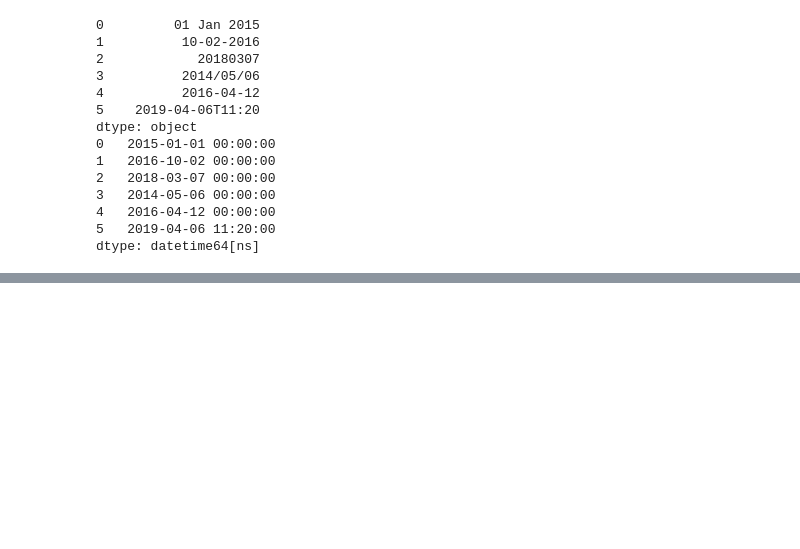
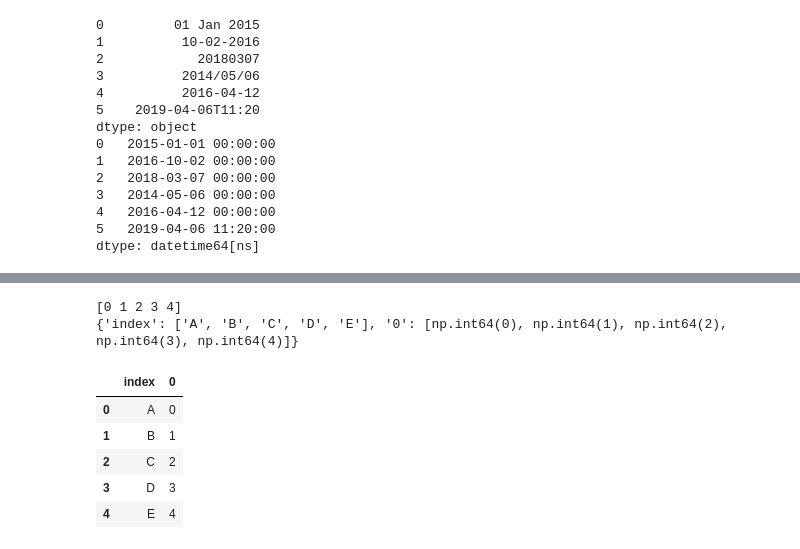
Before and after one commit to mtanvirkhan/Python_for_DS_and_ML_Bootcamp, a Jupyter notebook: exercise_pandas_dataseries/Pandas_DataSeries.ipynb, the cells around one changed output, grey strips where cells are left out. Cells and saved outputs as stored; diff of their text form; code cells hidden in the pictures; blank space fills up the shorter version.

```diff
--- a/exercise_pandas_dataseries/Pandas_DataSeries.ipynb
+++ b/exercise_pandas_dataseries/Pandas_DataSeries.ipynb
@@ -903,0 +1081,17 @@ dtype: datetime64[ns]
+# %%
+print(np.arange(5))
+dict = {
+    'index': ['A', 'B', 'C', 'D', 'E'],
+    '0': list(np.arange(5))
+}
+print(dict)
+pd.DataFrame(dict)
+# %% [output]
+[0 1 2 3 4]
+{'index': ['A', 'B', 'C', 'D', 'E'], '0': [np.int64(0), np.int64(1), np.int64(2), np.int64(3), np.int64(4)]}
+|  | index | 0 |
+| 0 | A | 0 |
+| 1 | B | 1 |
+| 2 | C | 2 |
+| 3 | D | 3 |
+| 4 | E | 4 |
```
Also changed, not shown: parts of 32 cells of this notebook.
